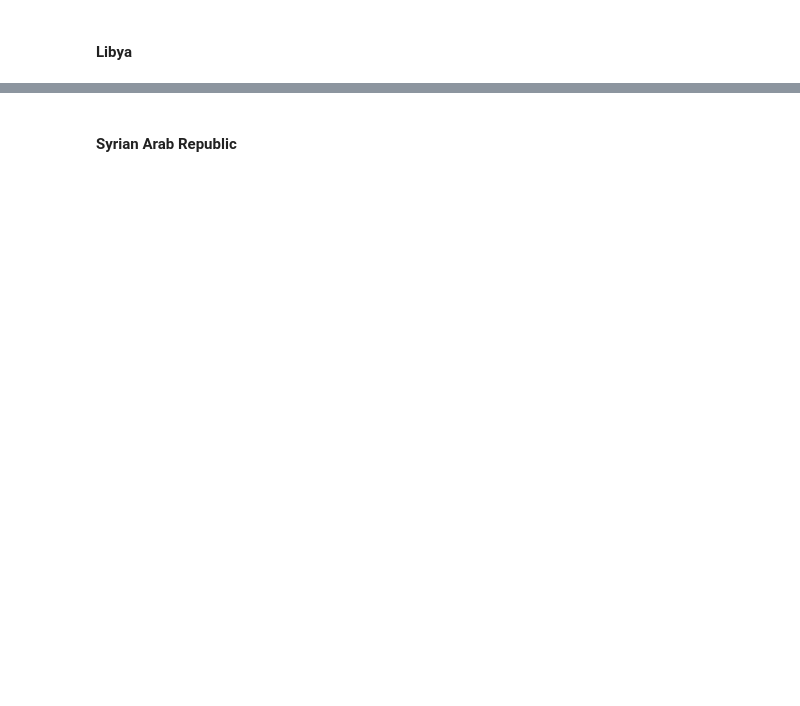
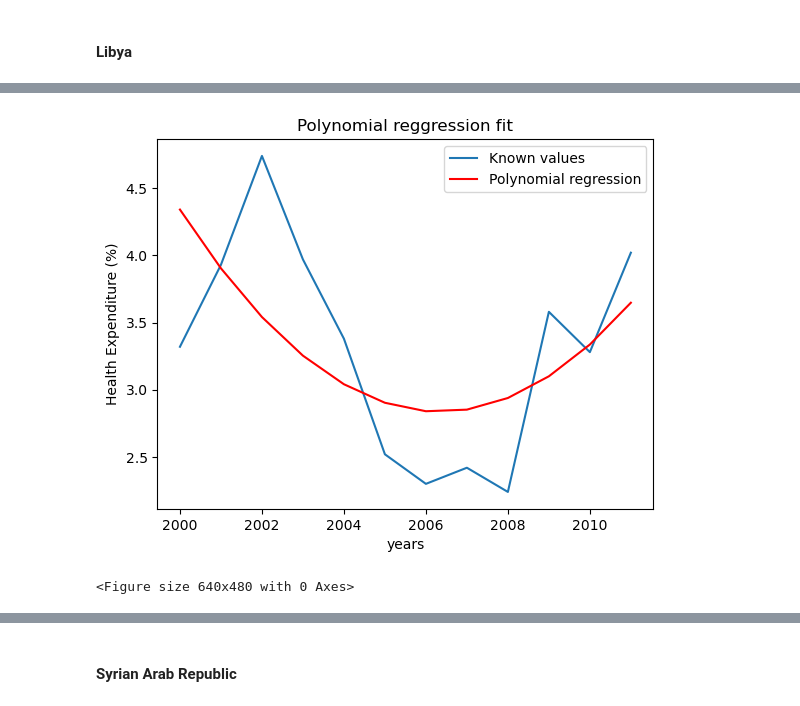
Before and after one commit to WVDevCode/Life_Expectancy_and_GDP, a Jupyter notebook: Notebooks/df_tidying.ipynb, the cells around one changed output, grey strips where cells are left out. Drawn from its saved outputs; the diff is of its cells as text; code cells hidden in the pictures; blank space fills up the shorter version.

```diff
--- a/Notebooks/df_tidying.ipynb
+++ b/Notebooks/df_tidying.ipynb
@@ -1641,0 +1730,20 @@ life_exp_clean_2 = life_exp_clean_2.drop(columns=['health_expenditure_percentage
+# %%
+poly_model = make_pipeline(PolynomialFeatures(degree=2), LinearRegression())
+poly_model.fit(recorded_years, recorded_hep_values)
+
+poly_predict_known_values = poly_model.predict(recorded_years)
+poly_predicted_values = poly_model.predict(missing_years)
+
+plt.plot(recorded_years, recorded_hep_values, label = 'Known values')
+plt.plot(recorded_years, poly_predict_known_values, color='Red', label = 'Polynomial regression')
+plt.legend()
+plt.xlabel('years')
+plt.ylabel('Health Expenditure (%)')
+plt.title('Polynomial reggression fit')
+plt.show()
+plt.clf()
+
+print()
+# %% [output]
+[figure, added]
+<Figure size 640x480 with 0 Axes>
```
Also changed, not shown: parts of 10 cells of this notebook, 1 other file.
